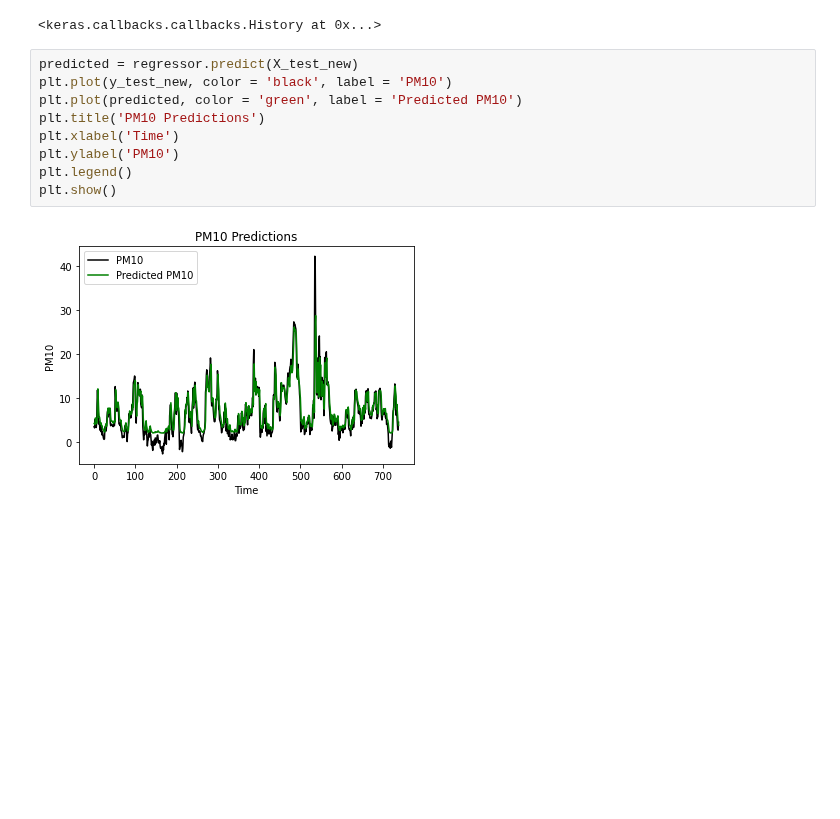
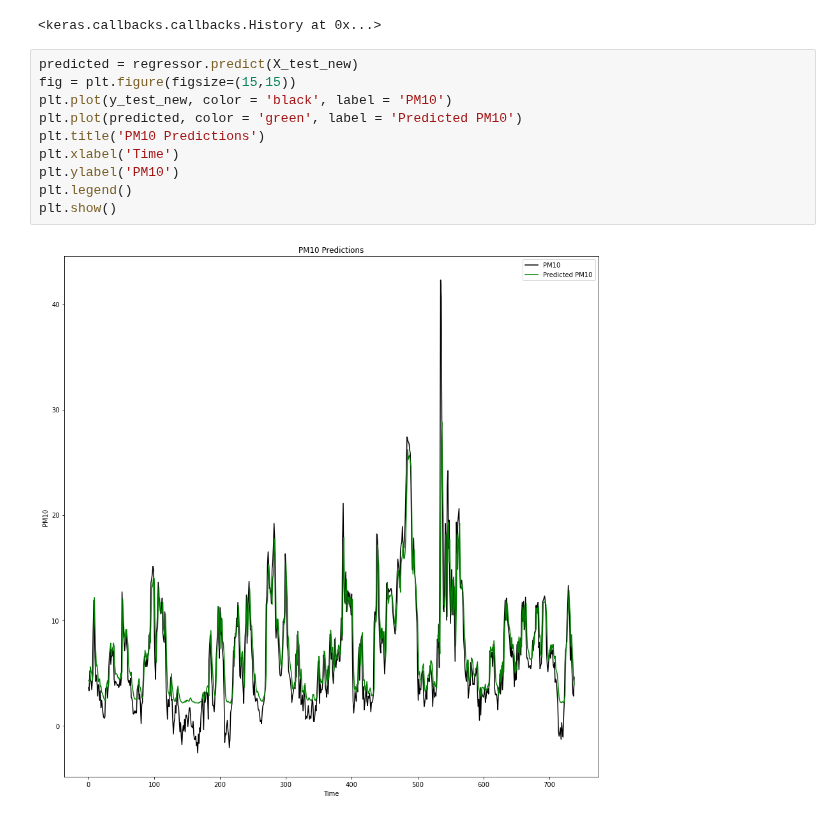
Before and after one commit to jadali17/Air-Quality-Prediction, a Jupyter notebook: lstm-model.ipynb, the cells around one changed output. Cells and saved outputs as stored; diff of their text form; blank space fills up the shorter version.

```diff
--- a/lstm-model.ipynb
+++ b/lstm-model.ipynb
@@ -145,12 +145,13 @@ Epoch 15/15
 <keras.callbacks.callbacks.History at 0x...>
 # %%
 predicted = regressor.predict(X_test_new)
+fig = plt.figure(figsize=(15,15))
 plt.plot(y_test_new, color = 'black', label = 'PM10')
 plt.plot(predicted, color = 'green', label = 'Predicted PM10')
 plt.title('PM10 Predictions')
 plt.xlabel('Time')
 plt.ylabel('PM10')
 plt.legend()
 plt.show()
 # %% [output]
-[figure, old version]
+[figure, new version]
```
